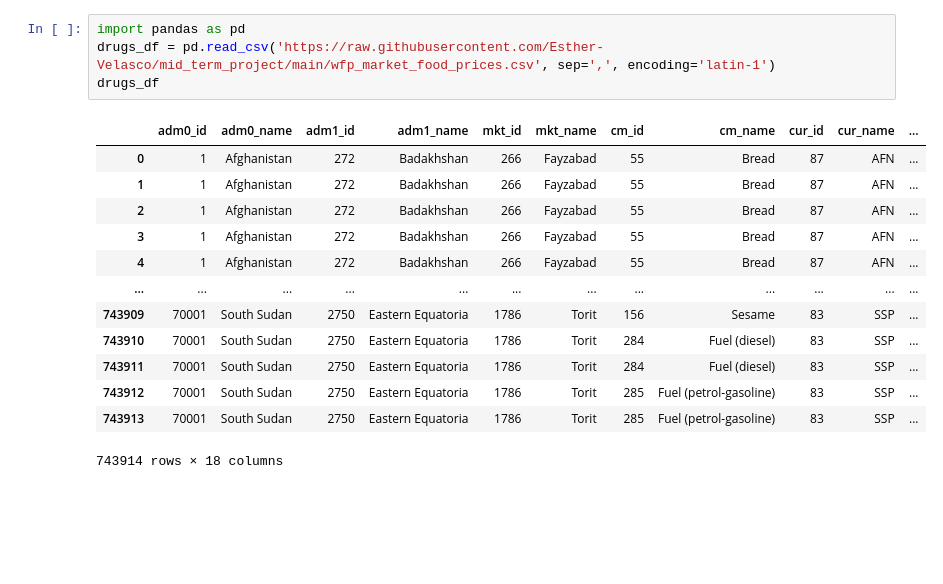
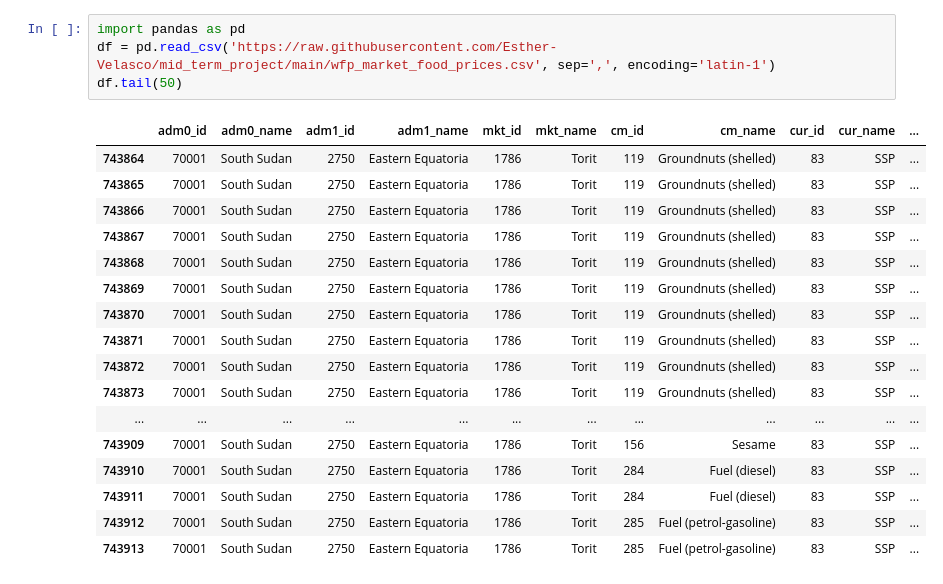
Before and after one commit to Esther-Velasco/Food-price-affordability-Data-analytics-Project-, a Jupyter notebook: Food_prices_data.ipynb, the cells around one changed output. Drawn from its saved outputs; the diff is of its cells as text; blank space fills up the shorter version.

```diff
--- a/Food_prices_data.ipynb
+++ b/Food_prices_data.ipynb
@@ -1,18 +1,22 @@
 # %%
 import pandas as pd
-drugs_df = pd.read_csv('https://raw.githubusercontent.com/Esther-Velasco/mid_term_project/main/wfp_market_food_prices.csv', sep=',', encoding='latin-1')
-drugs_df
+df = pd.read_csv('https://raw.githubusercontent.com/Esther-Velasco/mid_term_project/main/wfp_market_food_prices.csv', sep=',', encoding='latin-1')
+df.tail(50)
 # %% [output]
 |  | adm0_id | adm0_name | adm1_id | adm1_name | mkt_id | mkt_name | cm_id | cm_name | cur_id | cur_name | ... |
-| 0 | 1 | Afghanistan | 272 | Badakhshan | 266 | Fayzabad | 55 | Bread | 87 | AFN | ... |
-| 1 | 1 | Afghanistan | 272 | Badakhshan | 266 | Fayzabad | 55 | Bread | 87 | AFN | ... |
-| 2 | 1 | Afghanistan | 272 | Badakhshan | 266 | Fayzabad | 55 | Bread | 87 | AFN | ... |
-| 3 | 1 | Afghanistan | 272 | Badakhshan | 266 | Fayzabad | 55 | Bread | 87 | AFN | ... |
-| 4 | 1 | Afghanistan | 272 | Badakhshan | 266 | Fayzabad | 55 | Bread | 87 | AFN | ... |
+| 743864 | 70001 | South Sudan | 2750 | Eastern Equatoria | 1786 | Torit | 119 | Groundnuts (shelled) | 83 | SSP | ... |
+| 743865 | 70001 | South Sudan | 2750 | Eastern Equatoria | 1786 | Torit | 119 | Groundnuts (shelled) | 83 | SSP | ... |
+| 743866 | 70001 | South Sudan | 2750 | Eastern Equatoria | 1786 | Torit | 119 | Groundnuts (shelled) | 83 | SSP | ... |
+| 743867 | 70001 | South Sudan | 2750 | Eastern Equatoria | 1786 | Torit | 119 | Groundnuts (shelled) | 83 | SSP | ... |
+| 743868 | 70001 | South Sudan | 2750 | Eastern Equatoria | 1786 | Torit | 119 | Groundnuts (shelled) | 83 | SSP | ... |
+| 743869 | 70001 | South Sudan | 2750 | Eastern Equatoria | 1786 | Torit | 119 | Groundnuts (shelled) | 83 | SSP | ... |
+| 743870 | 70001 | South Sudan | 2750 | Eastern Equatoria | 1786 | Torit | 119 | Groundnuts (shelled) | 83 | SSP | ... |
+| 743871 | 70001 | South Sudan | 2750 | Eastern Equatoria | 1786 | Torit | 119 | Groundnuts (shelled) | 83 | SSP | ... |
+| 743872 | 70001 | South Sudan | 2750 | Eastern Equatoria | 1786 | Torit | 119 | Groundnuts (shelled) | 83 | SSP | ... |
+| 743873 | 70001 | South Sudan | 2750 | Eastern Equatoria | 1786 | Torit | 119 | Groundnuts (shelled) | 83 | SSP | ... |
 | ... | ... | ... | ... | ... | ... | ... | ... | ... | ... | ... | ... |
 | 743909 | 70001 | South Sudan | 2750 | Eastern Equatoria | 1786 | Torit | 156 | Sesame | 83 | SSP | ... |
 | 743910 | 70001 | South Sudan | 2750 | Eastern Equatoria | 1786 | Torit | 284 | Fuel (diesel) | 83 | SSP | ... |
 | 743911 | 70001 | South Sudan | 2750 | Eastern Equatoria | 1786 | Torit | 284 | Fuel (diesel) | 83 | SSP | ... |
 | 743912 | 70001 | South Sudan | 2750 | Eastern Equatoria | 1786 | Torit | 285 | Fuel (petrol-gasoline) | 83 | SSP | ... |
 | 743913 | 70001 | South Sudan | 2750 | Eastern Equatoria | 1786 | Torit | 285 | Fuel (petrol-gasoline) | 83 | SSP | ... |
-743914 rows × 18 columns
```
Also changed, not shown: 3 other files.
